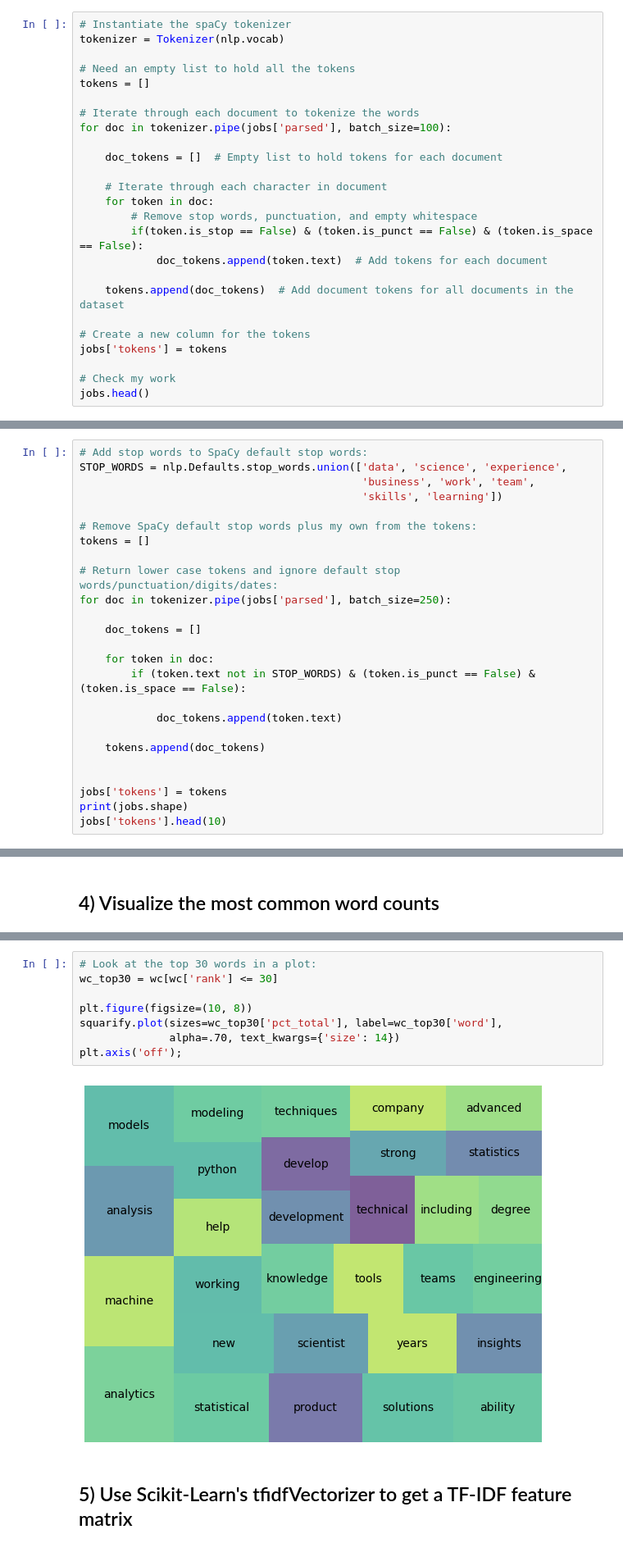
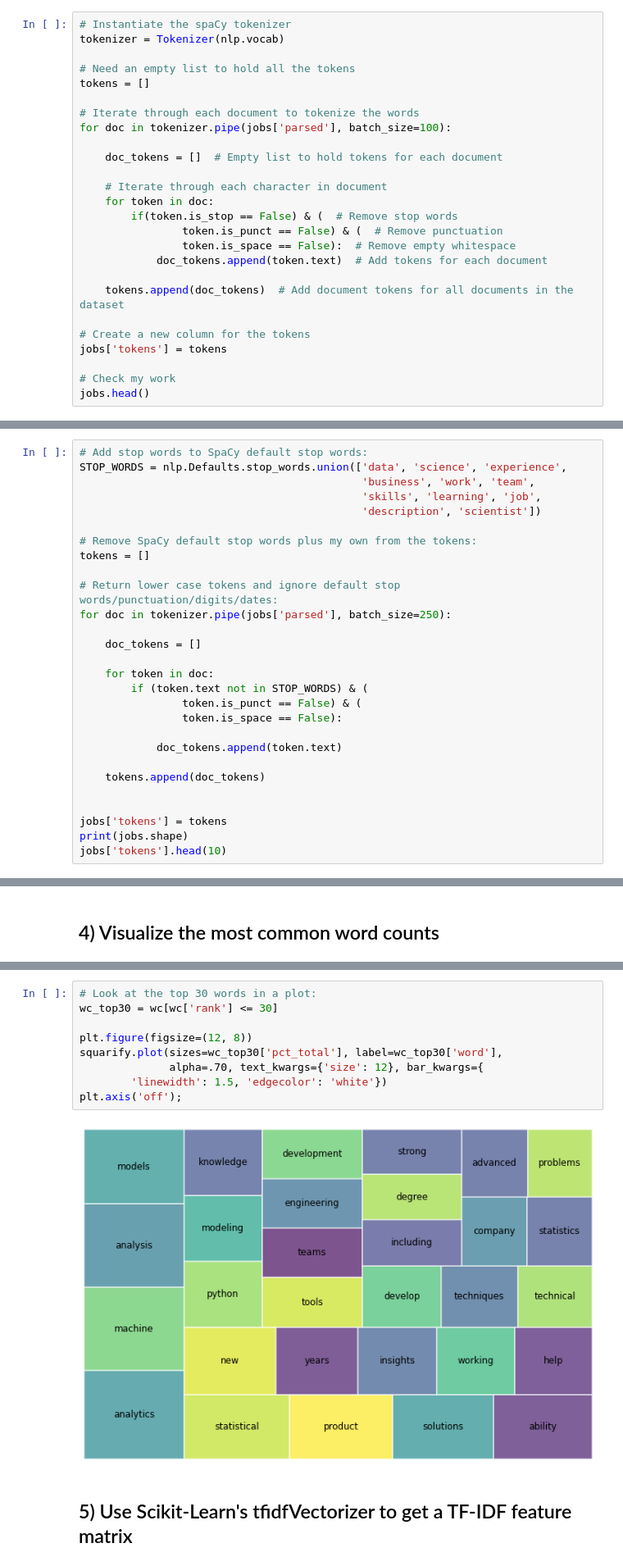
Before and after one commit to jmmiddour/DSPT8-Unit-4-ML, a Jupyter notebook: DS-Unit-4-Sprint-1-NLP-main/module2-vector-representations/LS_DS_412_Vector_Representations_Assignment.ipynb, the cells around one changed output, grey strips where cells are left out. Shown at 82% size. Saved outputs shown, nothing was run; the diff lists cells and outputs as text.

Commit message:
Made changes to the squarify plots for better vis. and changed ngrams in tfidf.

```diff
--- a/DS-Unit-4-Sprint-1-NLP-main/module2-vector-representations/LS_DS_412_Vector_Representations_Assignment.ipynb
+++ b/DS-Unit-4-Sprint-1-NLP-main/module2-vector-representations/LS_DS_412_Vector_Representations_Assignment.ipynb
@@ -181,8 +158,9 @@ for doc in tokenizer.pipe(jobs['parsed'], batch_size=100):
 
     # Iterate through each character in document
     for token in doc:
-        # Remove stop words, punctuation, and empty whitespace
-        if(token.is_stop == False) & (token.is_punct == False) & (token.is_space == False):
+        if(token.is_stop == False) & (  # Remove stop words
+                token.is_punct == False) & (  # Remove punctuation
+                token.is_space == False):  # Remove empty whitespace
             doc_tokens.append(token.text)  # Add tokens for each document
 
     tokens.append(doc_tokens)  # Add document tokens for all documents in the dataset
@@ -338,7 +336,8 @@ plt.axis('off');
 # Add stop words to SpaCy default stop words:
 STOP_WORDS = nlp.Defaults.stop_words.union(['data', 'science', 'experience',
                                             'business', 'work', 'team',
-                                            'skills', 'learning'])
+                                            'skills', 'learning', 'job',
+                                            'description', 'scientist'])
 
 # Remove SpaCy default stop words plus my own from the tokens:
 tokens = []
@@ -349,7 +348,9 @@ for doc in tokenizer.pipe(jobs['parsed'], batch_size=250):
     doc_tokens = []
 
     for token in doc:
-        if (token.text not in STOP_WORDS) & (token.is_punct == False) & (token.is_space == False):
+        if (token.text not in STOP_WORDS) & (
+                token.is_punct == False) & (
+                token.is_space == False):
 
             doc_tokens.append(token.text)
 
@@ -475,13 +477,14 @@ wc.head(15)
 # %%
 # Look at the top 30 words in a plot:
 wc_top30 = wc[wc['rank'] <= 30]
 
-plt.figure(figsize=(10, 8))
+plt.figure(figsize=(12, 8))
 squarify.plot(sizes=wc_top30['pct_total'], label=wc_top30['word'],
-              alpha=.70, text_kwargs={'size': 14})
+              alpha=.70, text_kwargs={'size': 12}, bar_kwargs={
+        'linewidth': 1.5, 'edgecolor': 'white'})
 plt.axis('off');
 # %% [output]
-[figure, old version]
+[figure, new version]
 # %% [markdown]
 ## 5) Use Scikit-Learn's tfidfVectorizer to get a TF-IDF feature matrix
 # %%
```
Also changed, not shown: parts of 29 cells of this notebook.
